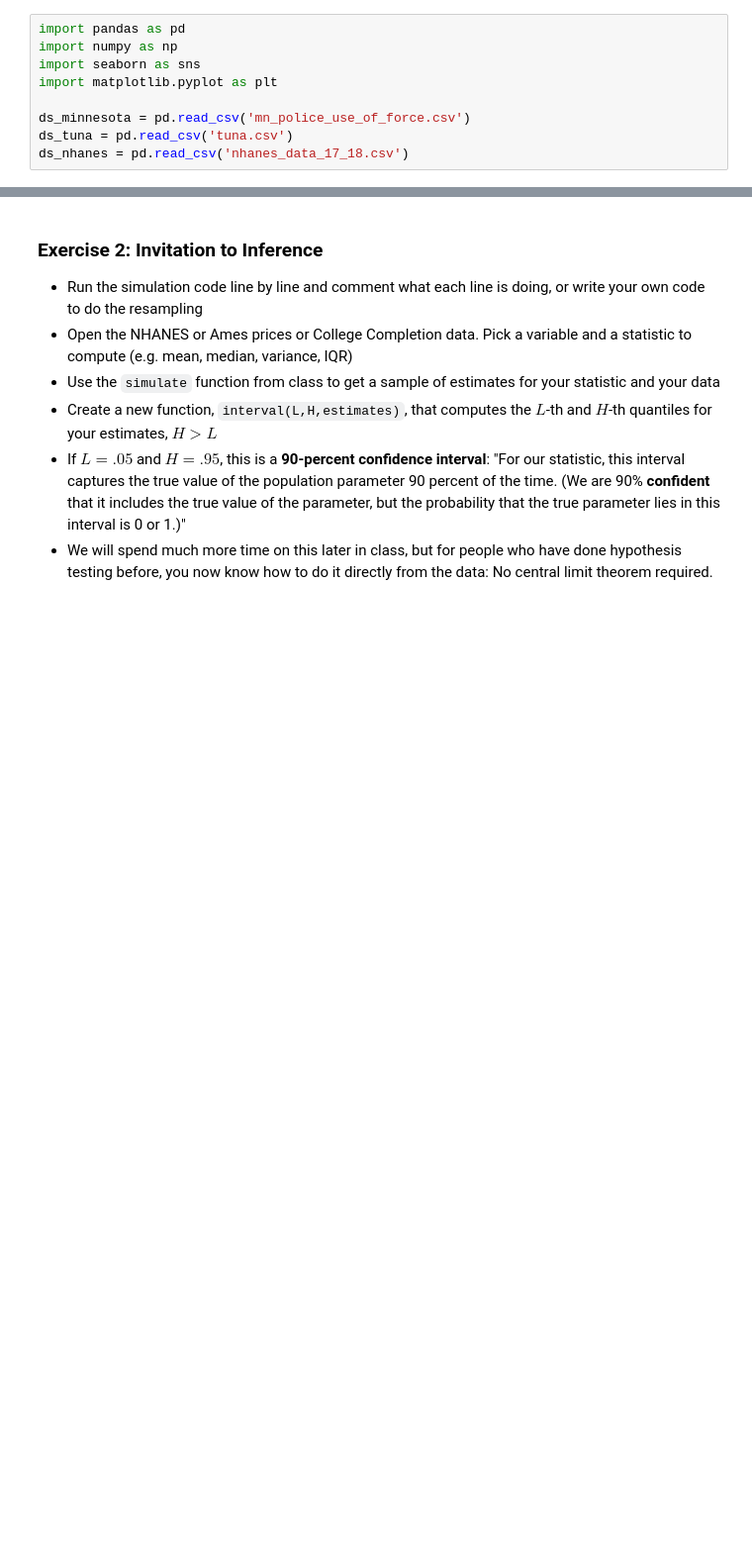
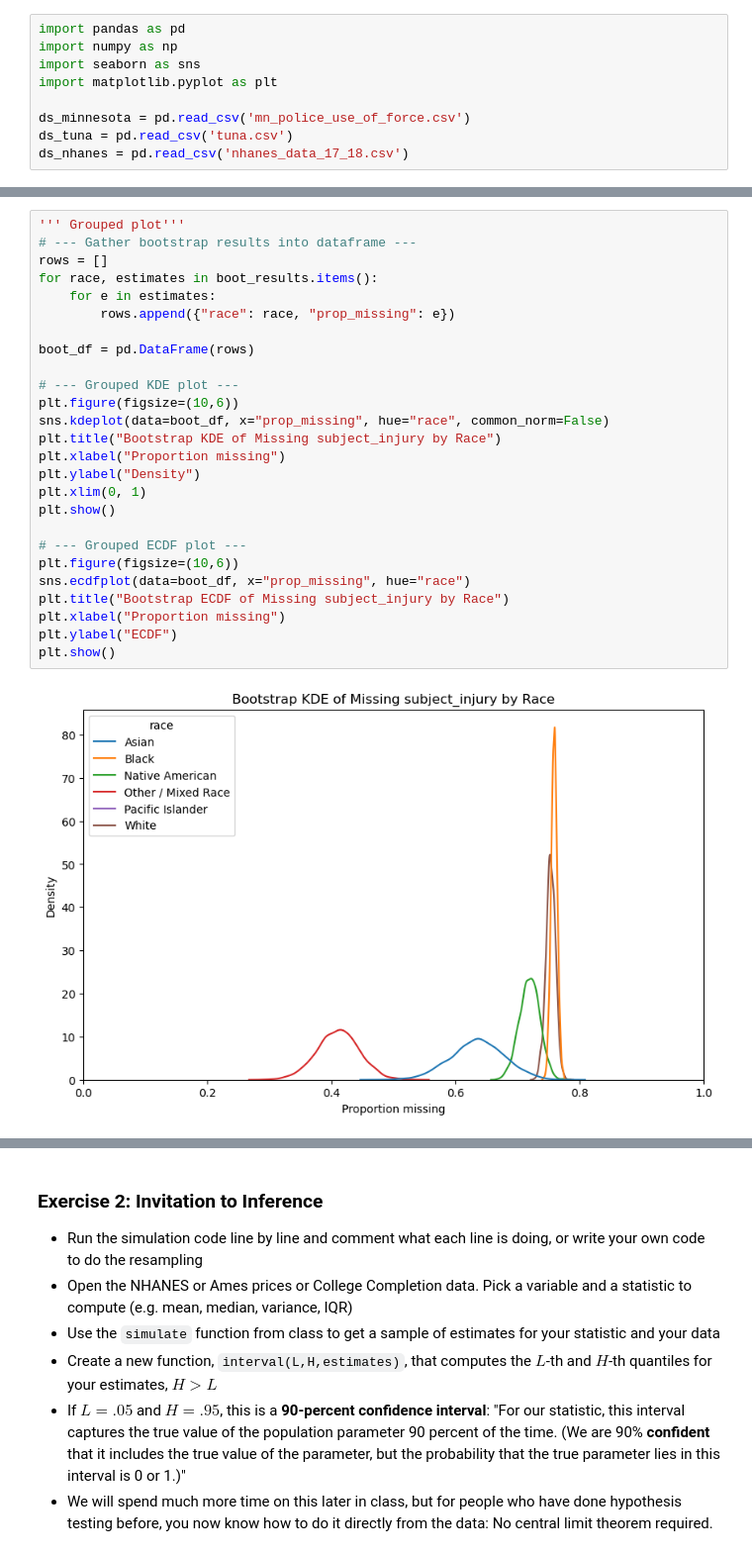
Before and after one commit to jack-joy/understanding_uncertainty_assignments, a Jupyter notebook: assignment_4.ipynb, the cells around one changed output, grey strips where cells are left out. Shown at 99% size. Drawn from its saved outputs; the diff is of its cells as text; blank space fills up the shorter version.

```diff
--- a/assignment_4.ipynb
+++ b/assignment_4.ipynb
@@ -17,0 +118,28 @@ ds_nhanes = pd.read_csv('nhanes_data_17_18.csv')
+# %%
+''' Grouped plot'''
+# --- Gather bootstrap results into dataframe ---
+rows = []
+for race, estimates in boot_results.items():
+    for e in estimates:
+        rows.append({"race": race, "prop_missing": e})
+
+boot_df = pd.DataFrame(rows)
+
+# --- Grouped KDE plot ---
+plt.figure(figsize=(10,6))
+sns.kdeplot(data=boot_df, x="prop_missing", hue="race", common_norm=False)
+plt.title("Bootstrap KDE of Missing subject_injury by Race")
+plt.xlabel("Proportion missing")
+plt.ylabel("Density")
+plt.xlim(0, 1)
+plt.show()
+
+# --- Grouped ECDF plot ---
+plt.figure(figsize=(10,6))
+sns.ecdfplot(data=boot_df, x="prop_missing", hue="race")
+plt.title("Bootstrap ECDF of Missing subject_injury by Race")
+plt.xlabel("Proportion missing")
+plt.ylabel("ECDF")
+plt.show()
+# %% [output]
+[figure, added]
```
Also changed, not shown: parts of 12 cells of this notebook.
